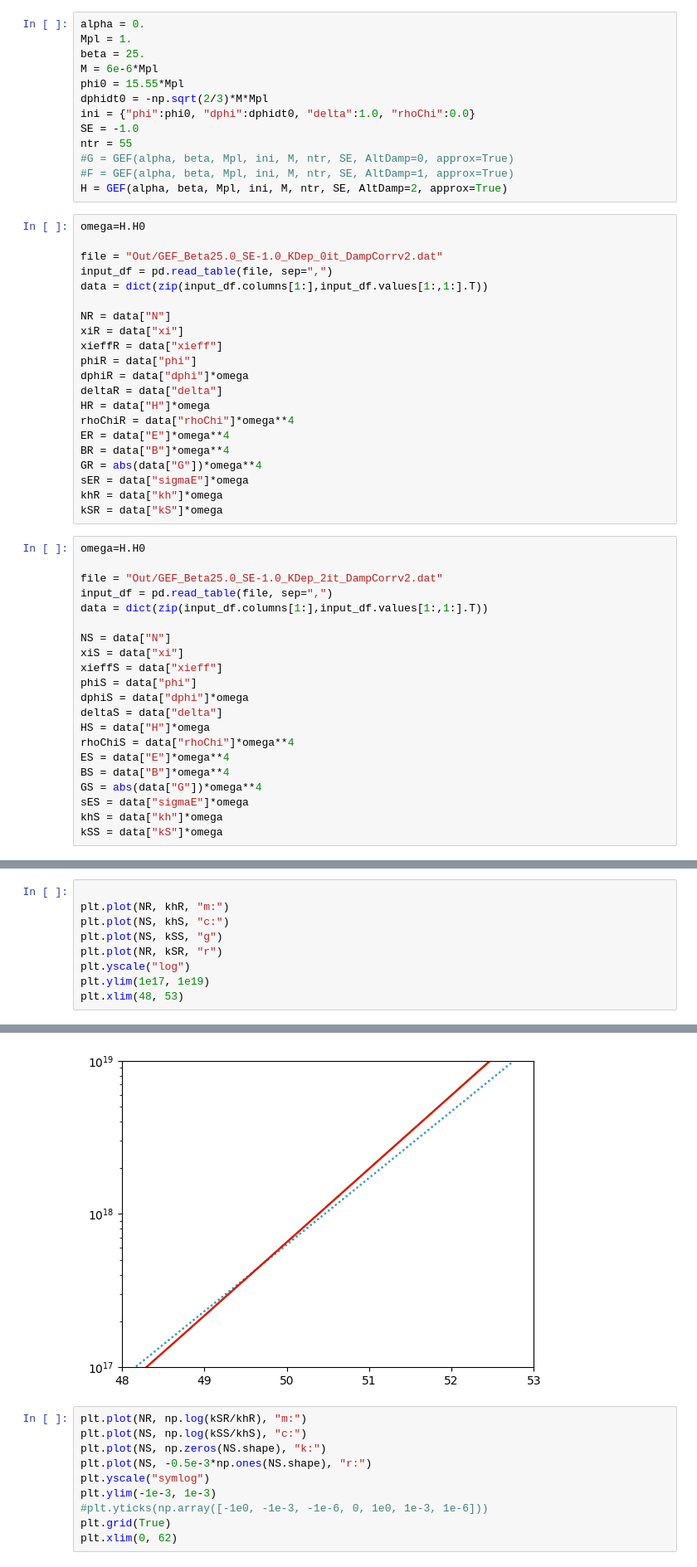
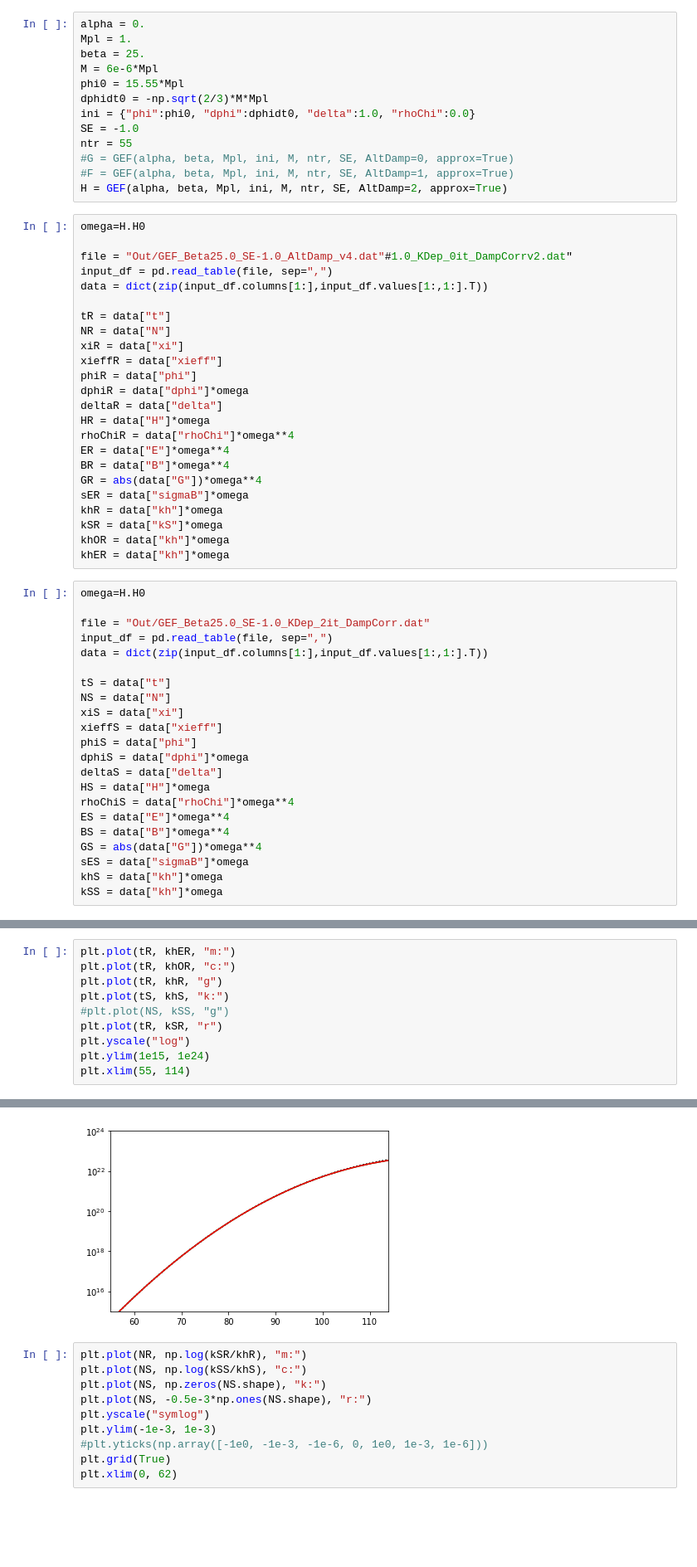
Before and after one commit to richard-von-eckardstein/GEFF, a Jupyter notebook: CompareTwoRuns.ipynb, the cells around one changed output, grey strips where cells are left out. Shown at 83% size. Drawn from its saved outputs; the diff is of its cells as text; blank space fills up the shorter version.

```diff
--- a/CompareTwoRuns.ipynb
+++ b/CompareTwoRuns.ipynb
@@ -28,10 +28,11 @@ H = GEF(alpha, beta, Mpl, ini, M, ntr, SE, AltDamp=2, approx=True)
 # %%
 omega=H.H0
 
-file = "Out/GEF_Beta25.0_SE-1.0_KDep_0it_DampCorrv2.dat"
+file = "Out/GEF_Beta25.0_SE-1.0_AltDamp_v4.dat"#1.0_KDep_0it_DampCorrv2.dat"
 input_df = pd.read_table(file, sep=",")
 data = dict(zip(input_df.columns[1:],input_df.values[1:,1:].T))
 
+tR = data["t"]
 NR = data["N"]
 xiR = data["xi"]
 xieffR = data["xieff"]
@@ -43,16 +44,19 @@ rhoChiR = data["rhoChi"]*omega**4
 ER = data["E"]*omega**4
 BR = data["B"]*omega**4
 GR = abs(data["G"])*omega**4
-sER = data["sigmaE"]*omega
+sER = data["sigmaB"]*omega
 khR = data["kh"]*omega
 kSR = data["kS"]*omega
+khOR = data["kh"]*omega
+khER = data["kh"]*omega
 # %%
 omega=H.H0
 
-file = "Out/GEF_Beta25.0_SE-1.0_KDep_2it_DampCorrv2.dat"
+file = "Out/GEF_Beta25.0_SE-1.0_KDep_2it_DampCorr.dat"
 input_df = pd.read_table(file, sep=",")
 data = dict(zip(input_df.columns[1:],input_df.values[1:,1:].T))
 
+tS = data["t"]
 NS = data["N"]
 xiS = data["xi"]
 xieffS = data["xieff"]
@@ -64,9 +68,9 @@ rhoChiS = data["rhoChi"]*omega**4
 ES = data["E"]*omega**4
 BS = data["B"]*omega**4
 GS = abs(data["G"])*omega**4
-sES = data["sigmaE"]*omega
+sES = data["sigmaB"]*omega
 khS = data["kh"]*omega
-kSS = data["kS"]*omega
+kSS = data["kh"]*omega
 # %%
 fig, ax = plt.subplots(8,2, figsize=(10,10), sharex=True)
 
@@ -127,10 +130,11 @@ plt.show()
 # %%
-
-plt.plot(NR, khR, "m:")
-plt.plot(NS, khS, "c:")
-plt.plot(NS, kSS, "g")
-plt.plot(NR, kSR, "r")
+plt.plot(tR, khER, "m:")
+plt.plot(tR, khOR, "c:")
+plt.plot(tR, khR, "g")
+plt.plot(tS, khS, "k:")
+#plt.plot(NS, kSS, "g")
+plt.plot(tR, kSR, "r")
 plt.yscale("log")
-plt.ylim(1e17, 1e19)
-plt.xlim(48, 53)
+plt.ylim(1e15, 1e24)
+plt.xlim(55, 114)
 # %% [output]
@@ -138,4 +142,4 @@ plt.xlim(48, 53)
-[figure, old version]
+[figure, new version]
 # %%
 plt.plot(NR, np.log(kSR/khR), "m:")
 plt.plot(NS, np.log(kSS/khS), "c:")
```
Also changed, not shown: parts of 2 cells of this notebook, 2 other files.
